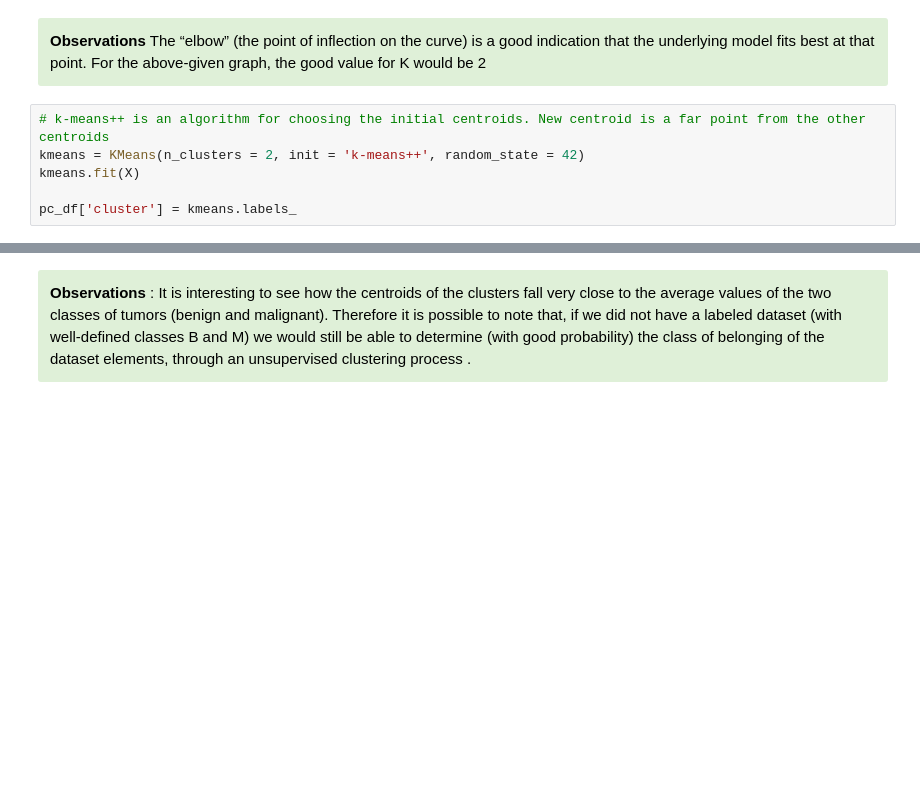
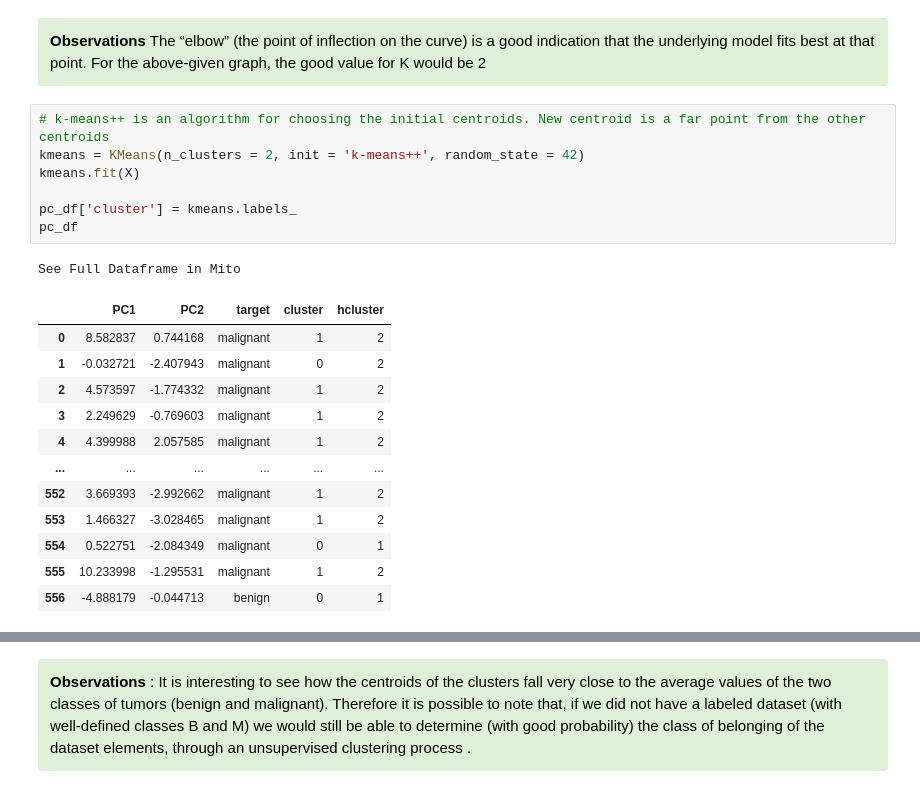
Before and after one commit to EMbeDS-education/StatsAndComputing20212022, a Jupyter notebook: PDA/jupyter/jupyterNotebooks/M2_05BreastCancer_Unsupervised.ipynb, the cells around one changed output, grey strips where cells are left out. Drawn from its saved outputs; the diff is of its cells as text; blank space fills up the shorter version.

```diff
--- a/PDA/jupyter/jupyterNotebooks/M2_05BreastCancer_Unsupervised.ipynb
+++ b/PDA/jupyter/jupyterNotebooks/M2_05BreastCancer_Unsupervised.ipynb
@@ -340,6 +409,21 @@ For the above-given graph, the good value for K would be 2 </div>
 # %%
 # k-means++ is an algorithm for choosing the initial centroids. New centroid is a far point from the other centroids
 kmeans = KMeans(n_clusters = 2, init = 'k-means++', random_state = 42)
 kmeans.fit(X)
 
 pc_df['cluster'] = kmeans.labels_
+pc_df
+# %% [output]
+See Full Dataframe in Mito
+|  | PC1 | PC2 | target | cluster | hcluster |
+| 0 | 8.582837 | 0.744168 | malignant | 1 | 2 |
+| 1 | -0.032721 | -2.407943 | malignant | 0 | 2 |
+| 2 | 4.573597 | -1.774332 | malignant | 1 | 2 |
+| 3 | 2.249629 | -0.769603 | malignant | 1 | 2 |
+| 4 | 4.399988 | 2.057585 | malignant | 1 | 2 |
+| ... | ... | ... | ... | ... | ... |
+| 552 | 3.669393 | -2.992662 | malignant | 1 | 2 |
+| 553 | 1.466327 | -3.028465 | malignant | 1 | 2 |
+| 554 | 0.522751 | -2.084349 | malignant | 0 | 1 |
+| 555 | 10.233998 | -1.295531 | malignant | 1 | 2 |
+| 556 | -4.888179 | -0.044713 | benign | 0 | 1 |
```
Also changed, not shown: parts of 35 cells of this notebook, 5 other files.
